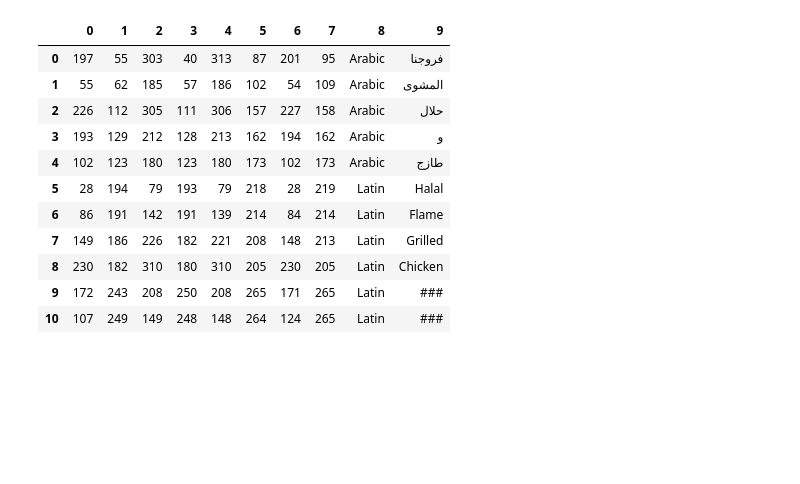
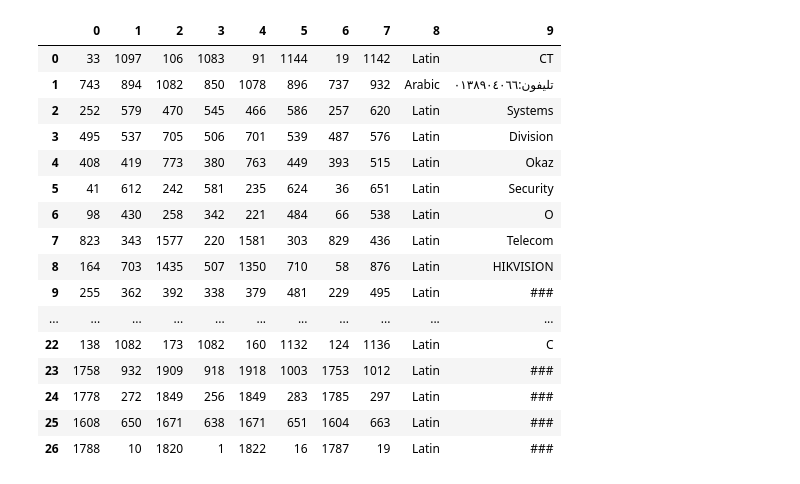
Before and after one commit to boostcampaitech4lv23cv1/level2_dataannotation_cv-level2-cv-01, a Jupyter notebook: utils/txt2json.ipynb, the cells around one changed output. Drawn from its saved outputs; the diff is of its cells as text; code cells hidden in the pictures; blank space fills up the shorter version.

Commit message:
changed word_box_CV, txt2json, train fit to icdar19

```diff
--- a/utils/txt2json.ipynb
+++ b/utils/txt2json.ipynb
@@ -34,21 +34,27 @@ img_names
 # %%
 # 오류: pd로 csv읽으니까 특수문자 ,를 나누라는 의미로 해석해서 안됨..
 import pandas as pd
-df = pd.read_csv('/opt/ml/ch8_training_localization_transcription_gt_v2/gt_img_1.txt',header=None)
+idx=str(1)
+df = pd.read_csv(f'{gt_dir}/tr_img_{idx.zfill(5)}.txt',sep=',', header=None)
 df
 # %% [output]
 |  | 0 | 1 | 2 | 3 | 4 | 5 | 6 | 7 | 8 | 9 |
-| 0 | 197 | 55 | 303 | 40 | 313 | 87 | 201 | 95 | Arabic | فروجنا |
-| 1 | 55 | 62 | 185 | 57 | 186 | 102 | 54 | 109 | Arabic | المشوى |
-| 2 | 226 | 112 | 305 | 111 | 306 | 157 | 227 | 158 | Arabic | حلال |
-| 3 | 193 | 129 | 212 | 128 | 213 | 162 | 194 | 162 | Arabic | و |
-| 4 | 102 | 123 | 180 | 123 | 180 | 173 | 102 | 173 | Arabic | طازج |
-| 5 | 28 | 194 | 79 | 193 | 79 | 218 | 28 | 219 | Latin | Halal |
-| 6 | 86 | 191 | 142 | 191 | 139 | 214 | 84 | 214 | Latin | Flame |
-| 7 | 149 | 186 | 226 | 182 | 221 | 208 | 148 | 213 | Latin | Grilled |
-| 8 | 230 | 182 | 310 | 180 | 310 | 205 | 230 | 205 | Latin | Chicken |
-| 9 | 172 | 243 | 208 | 250 | 208 | 265 | 171 | 265 | Latin | ### |
-| 10 | 107 | 249 | 149 | 248 | 148 | 264 | 124 | 265 | Latin | ### |
+| 0 | 33 | 1097 | 106 | 1083 | 91 | 1144 | 19 | 1142 | Latin | CT |
+| 1 | 743 | 894 | 1082 | 850 | 1078 | 896 | 737 | 932 | Arabic | تليفون:٠١٣٨٩٠٤٠٦٦ |
+| 2 | 252 | 579 | 470 | 545 | 466 | 586 | 257 | 620 | Latin | Systems |
+| 3 | 495 | 537 | 705 | 506 | 701 | 539 | 487 | 576 | Latin | Division |
+| 4 | 408 | 419 | 773 | 380 | 763 | 449 | 393 | 515 | Latin | Okaz |
+| 5 | 41 | 612 | 242 | 581 | 235 | 624 | 36 | 651 | Latin | Security |
+| 6 | 98 | 430 | 258 | 342 | 221 | 484 | 66 | 538 | Latin | O |
+| 7 | 823 | 343 | 1577 | 220 | 1581 | 303 | 829 | 436 | Latin | Telecom |
+| 8 | 164 | 703 | 1435 | 507 | 1350 | 710 | 58 | 876 | Latin | HIKVISION |
+| 9 | 255 | 362 | 392 | 338 | 379 | 481 | 229 | 495 | Latin | ### |
+| ... | ... | ... | ... | ... | ... | ... | ... | ... | ... | ... |
+| 22 | 138 | 1082 | 173 | 1082 | 160 | 1132 | 124 | 1136 | Latin | C |
+| 23 | 1758 | 932 | 1909 | 918 | 1918 | 1003 | 1753 | 1012 | Latin | ### |
+| 24 | 1778 | 272 | 1849 | 256 | 1849 | 283 | 1785 | 297 | Latin | ### |
+| 25 | 1608 | 650 | 1671 | 638 | 1671 | 651 | 1604 | 663 | Latin | ### |
+| 26 | 1788 | 10 | 1820 | 1 | 1822 | 16 | 1787 | 19 | Latin | ### |
 # %%
 # 저장할 json 객체 생성
 new_json = {}
```
Also changed, not shown: parts of 4 cells of this notebook, 2 other files.
